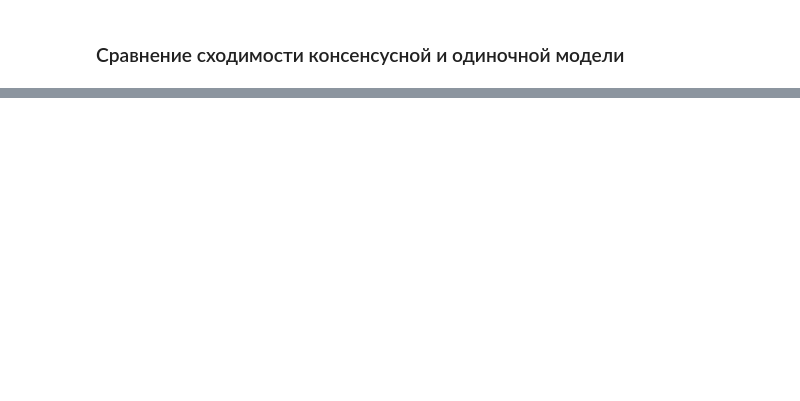
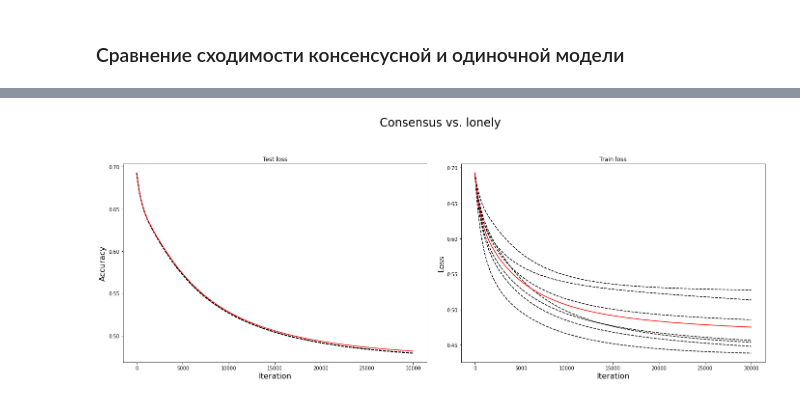
Before and after one commit to Malkovsky/distributed-learning, a Jupyter notebook: notebooks/Titanic Convergence.ipynb, the cells around one changed output, grey strips where cells are left out. Saved outputs shown, nothing was run; the diff lists cells and outputs as text; code cells hidden in the pictures; blank space fills up the shorter version.

```diff
--- a/notebooks/Titanic Convergence.ipynb
+++ b/notebooks/Titanic Convergence.ipynb
@@ -88,3 +88,4 @@ Master ended in 29.70 sec
 # %%
 O_o_edges = [(1, 2), (2, 3), (3, 4), (4, 1), (4, 5), (5, 6), (6, 7), (7, 5)]
-O_o_topology = graphs_config.edges2topology(edges)
+O_o_topology = graphs_config.edges2topology(O_o_edges)
+O_o = consensus_model(O_o_topology)
@@ -123,0 +131,4 @@ show_graphs(abc3, lonely)
+# %%
+show_graphs(O_o, lonely)
+# %% [output]
+[figure, added]
```
Also changed, not shown: parts of 9 cells of this notebook.
